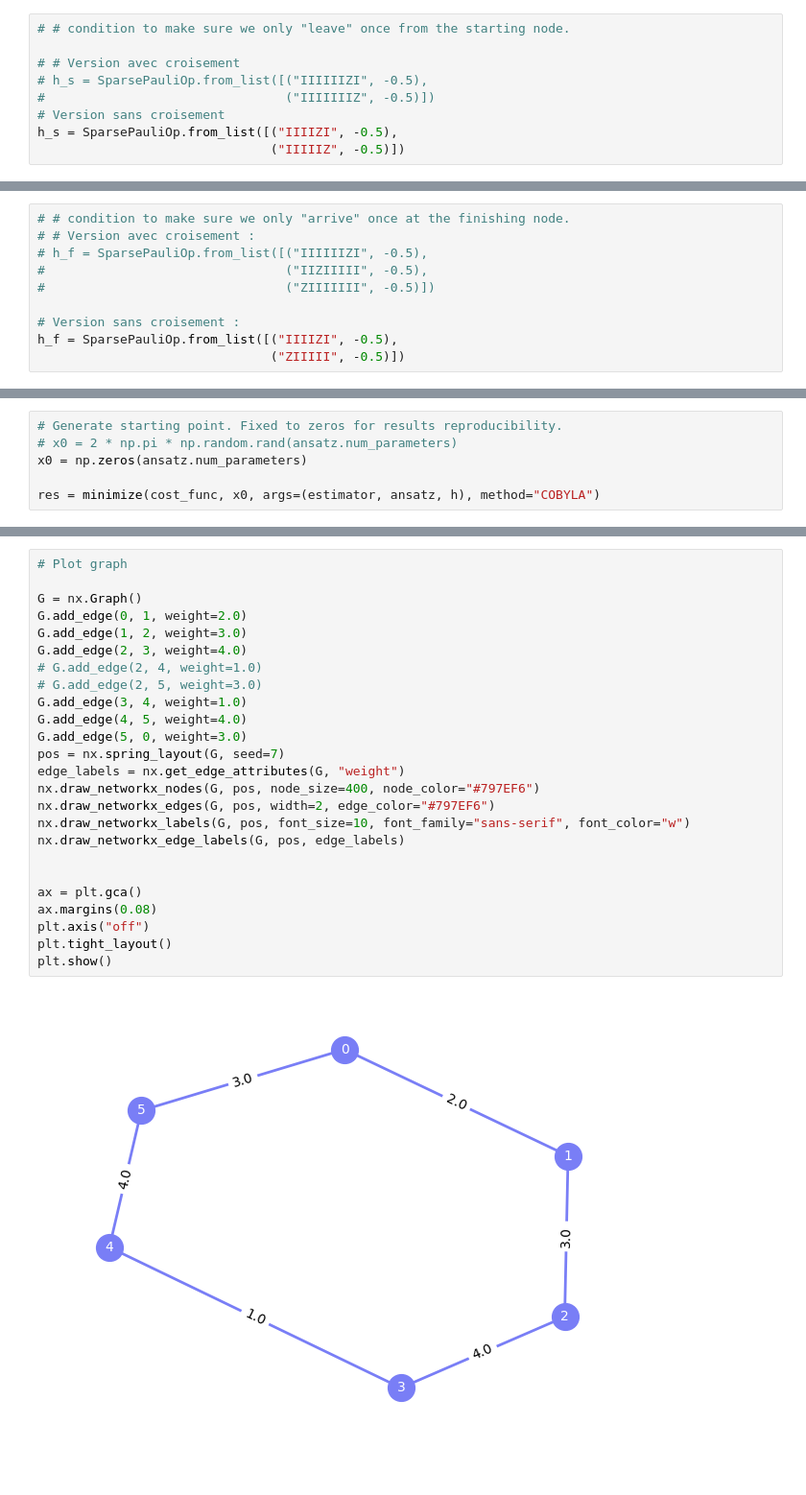
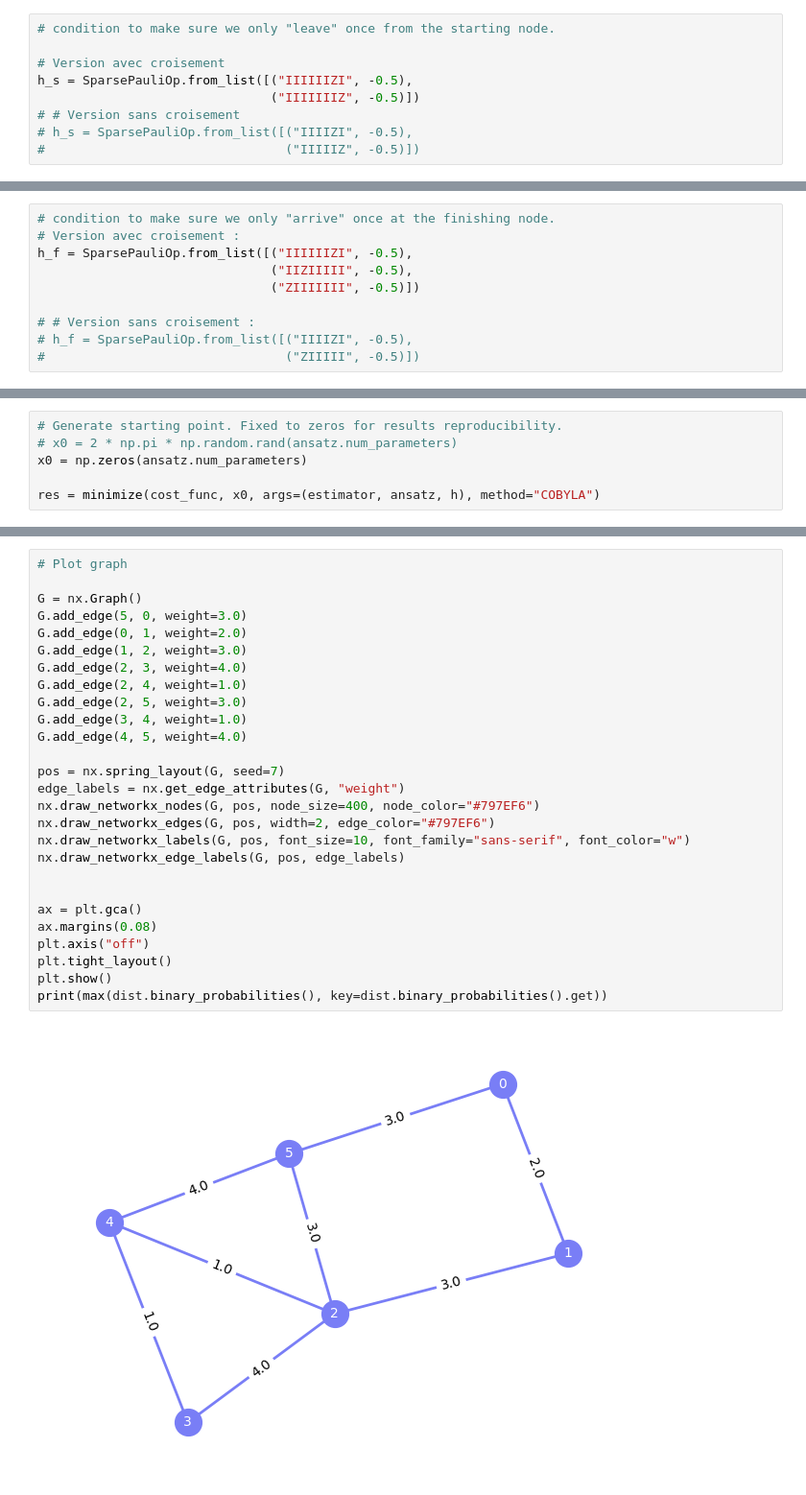
Before and after one commit to harshana20011/quactography, a Jupyter notebook: scripts/first_step_H_test.ipynb, the cells around one changed output, grey strips where cells are left out. Shown at 96% size. Saved outputs shown, nothing was run; the diff lists cells and outputs as text.

```diff
--- a/scripts/first_step_H_test.ipynb
+++ b/scripts/first_step_H_test.ipynb
@@ -208,11 +215,11 @@ $$H_S = \frac{I_0+Z_0}{2}+ \frac{I_1+Z_1}{2} $$
 # %%
-# # condition to make sure we only "leave" once from the starting node.
+# condition to make sure we only "leave" once from the starting node.
 
-# # Version avec croisement
-# h_s = SparsePauliOp.from_list([("IIIIIIZI", -0.5),
-#                                ("IIIIIIIZ", -0.5)])
-# Version sans croisement
-h_s = SparsePauliOp.from_list([("IIIIZI", -0.5),
-                               ("IIIIIZ", -0.5)])
+# Version avec croisement
+h_s = SparsePauliOp.from_list([("IIIIIIZI", -0.5),
+                               ("IIIIIIIZ", -0.5)])
+# # Version sans croisement
+# h_s = SparsePauliOp.from_list([("IIIIZI", -0.5),
+#                                ("IIIIIZ", -0.5)])
 # %% [markdown]
 $$H_F  = q_1 + q_5 + q_7 $$
@@ -220,10 +227,10 @@ $$H_F = \frac{I_1+Z_1}{2}+ \frac{I_5+Z_5}{2}+\frac{I_7+Z_7}{2}  $$
 # %%
-# # condition to make sure we only "arrive" once at the finishing node.
-# # Version avec croisement :
-# h_f = SparsePauliOp.from_list([("IIIIIIZI", -0.5),
-#                                ("IIZIIIII", -0.5),
-#                                ("ZIIIIIII", -0.5)])
+# condition to make sure we only "arrive" once at the finishing node.
+# Version avec croisement :
+h_f = SparsePauliOp.from_list([("IIIIIIZI", -0.5),
+                               ("IIZIIIII", -0.5),
+                               ("ZIIIIIII", -0.5)])
 
-# Version sans croisement :
-h_f = SparsePauliOp.from_list([("IIIIZI", -0.5),
-                               ("ZIIIII", -0.5)])
+# # Version sans croisement :
+# h_f = SparsePauliOp.from_list([("IIIIZI", -0.5),
+#                                ("ZIIIII", -0.5)])
@@ -299,27 +349,29 @@ plot_distribution(dist.binary_probabilities(), figsize=(15, 5))
 # %%
 # Plot graph
 
 G = nx.Graph()
+G.add_edge(5, 0, weight=3.0)
 G.add_edge(0, 1, weight=2.0)
 G.add_edge(1, 2, weight=3.0)
 G.add_edge(2, 3, weight=4.0)
-# G.add_edge(2, 4, weight=1.0)
-# G.add_edge(2, 5, weight=3.0)
+G.add_edge(2, 4, weight=1.0)
+G.add_edge(2, 5, weight=3.0)
 G.add_edge(3, 4, weight=1.0)
 G.add_edge(4, 5, weight=4.0)
-G.add_edge(5, 0, weight=3.0)
+
 pos = nx.spring_layout(G, seed=7)
 edge_labels = nx.get_edge_attributes(G, "weight")
 nx.draw_networkx_nodes(G, pos, node_size=400, node_color="#797EF6")
 nx.draw_networkx_edges(G, pos, width=2, edge_color="#797EF6")
 nx.draw_networkx_labels(G, pos, font_size=10, font_family="sans-serif", font_color="w")
 nx.draw_networkx_edge_labels(G, pos, edge_labels)
 
 
 ax = plt.gca()
 ax.margins(0.08)
 plt.axis("off")
 plt.tight_layout()
 plt.show()
+print(max(dist.binary_probabilities(), key=dist.binary_probabilities().get))
 # %% [output]
-[figure, old version]
+[figure, new version]
```
Also changed, not shown: parts of 13 cells of this notebook.
